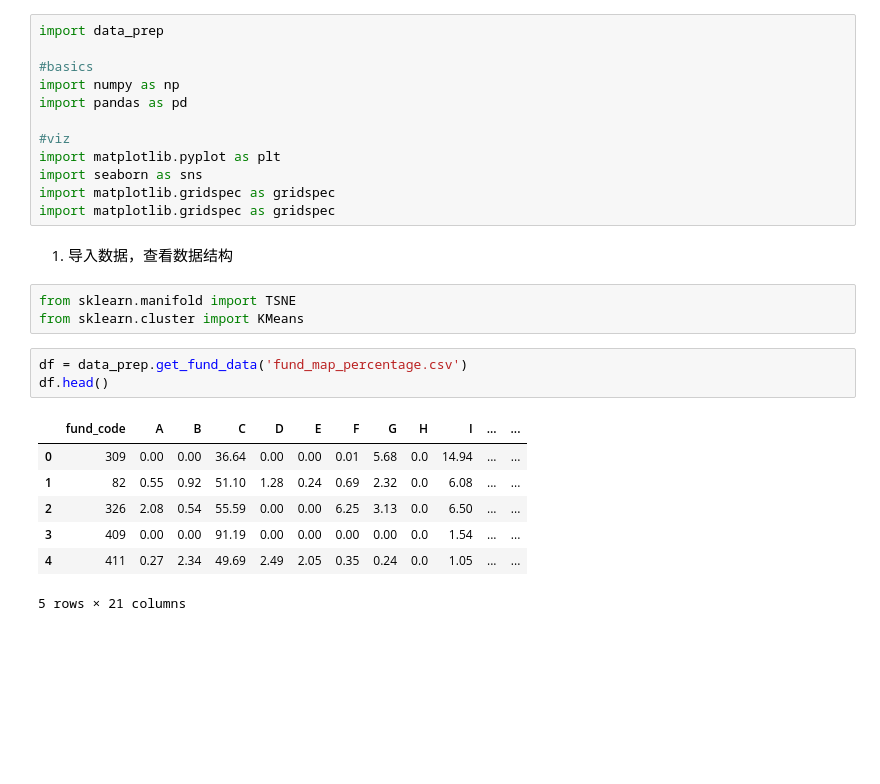
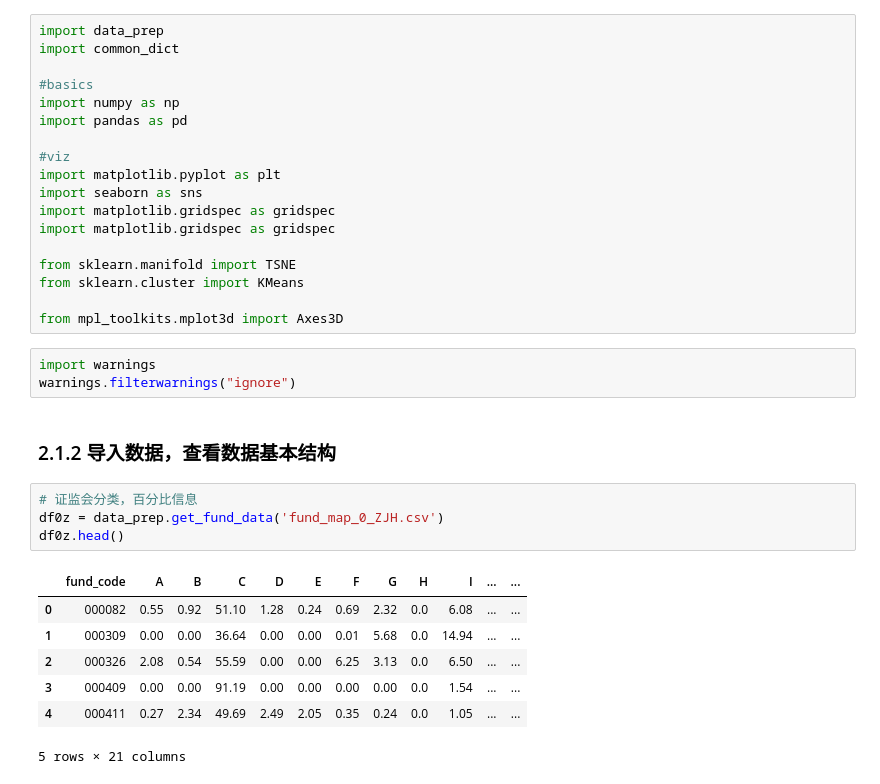
Before and after one commit to VanessaZhx/SmartInvestment, a Jupyter notebook: EDA.ipynb, the cells around one changed output. Saved outputs shown, nothing was run; the diff lists cells and outputs as text; blank space fills up the shorter version.

```diff
--- a/EDA.ipynb
+++ b/EDA.ipynb
@@ -1,5 +6,6 @@
 # %%
 import data_prep
+import common_dict
 
 #basics
 import numpy as np
@@ -10,19 +16,25 @@ import matplotlib.pyplot as plt
 import seaborn as sns
 import matplotlib.gridspec as gridspec
 import matplotlib.gridspec as gridspec
+
+from sklearn.manifold import TSNE
+from sklearn.cluster import KMeans
+
+from mpl_toolkits.mplot3d import Axes3D
+# %%
+import warnings
+warnings.filterwarnings("ignore")
 # %% [markdown]
-1. 导入数据，查看数据结构
+### 2.1.2 导入数据，查看数据基本结构
-# %%
-from sklearn.manifold import TSNE
-from sklearn.cluster import KMeans
 # %%
-df = data_prep.get_fund_data('fund_map_percentage.csv')
-df.head()
+# 证监会分类，百分比信息
+df0z = data_prep.get_fund_data('fund_map_0_ZJH.csv')
+df0z.head()
 # %% [output]
 |  | fund_code | A | B | C | D | E | F | G | H | I | ... | ... |
-| 0 | 309 | 0.00 | 0.00 | 36.64 | 0.00 | 0.00 | 0.01 | 5.68 | 0.0 | 14.94 | ... | ... |
-| 1 | 82 | 0.55 | 0.92 | 51.10 | 1.28 | 0.24 | 0.69 | 2.32 | 0.0 | 6.08 | ... | ... |
-| 2 | 326 | 2.08 | 0.54 | 55.59 | 0.00 | 0.00 | 6.25 | 3.13 | 0.0 | 6.50 | ... | ... |
-| 3 | 409 | 0.00 | 0.00 | 91.19 | 0.00 | 0.00 | 0.00 | 0.00 | 0.0 | 1.54 | ... | ... |
-| 4 | 411 | 0.27 | 2.34 | 49.69 | 2.49 | 2.05 | 0.35 | 0.24 | 0.0 | 1.05 | ... | ... |
+| 0 | 000082 | 0.55 | 0.92 | 51.10 | 1.28 | 0.24 | 0.69 | 2.32 | 0.0 | 6.08 | ... | ... |
+| 1 | 000309 | 0.00 | 0.00 | 36.64 | 0.00 | 0.00 | 0.01 | 5.68 | 0.0 | 14.94 | ... | ... |
+| 2 | 000326 | 2.08 | 0.54 | 55.59 | 0.00 | 0.00 | 6.25 | 3.13 | 0.0 | 6.50 | ... | ... |
+| 3 | 000409 | 0.00 | 0.00 | 91.19 | 0.00 | 0.00 | 0.00 | 0.00 | 0.0 | 1.54 | ... | ... |
+| 4 | 000411 | 0.27 | 2.34 | 49.69 | 2.49 | 2.05 | 0.35 | 0.24 | 0.0 | 1.05 | ... | ... |
 5 rows × 21 columns
```
Also changed, not shown: parts of 26 cells of this notebook.
